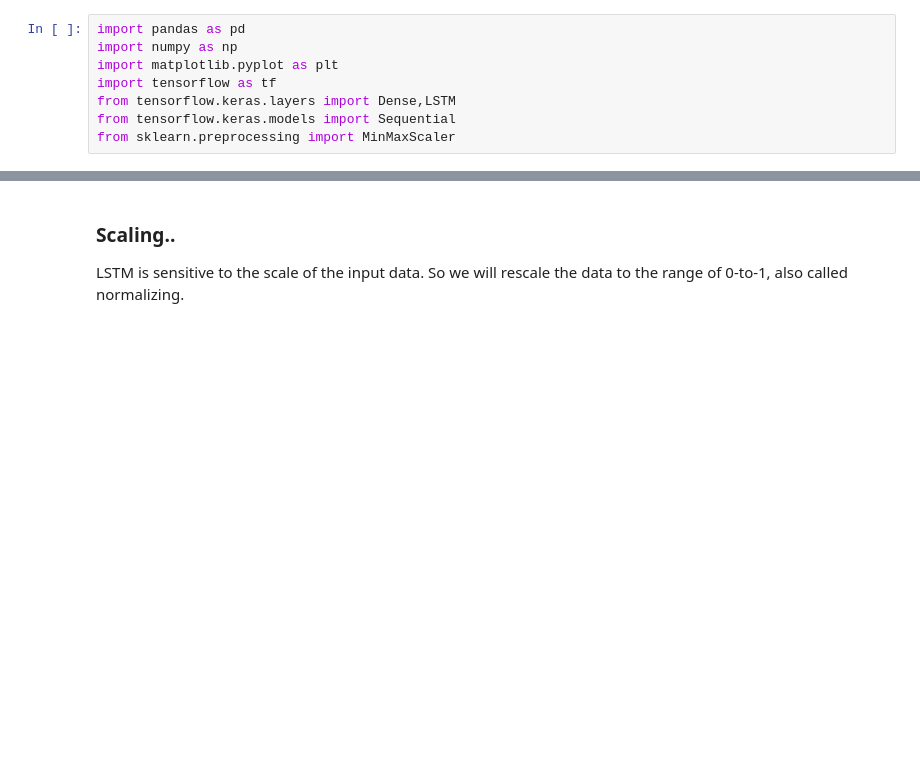
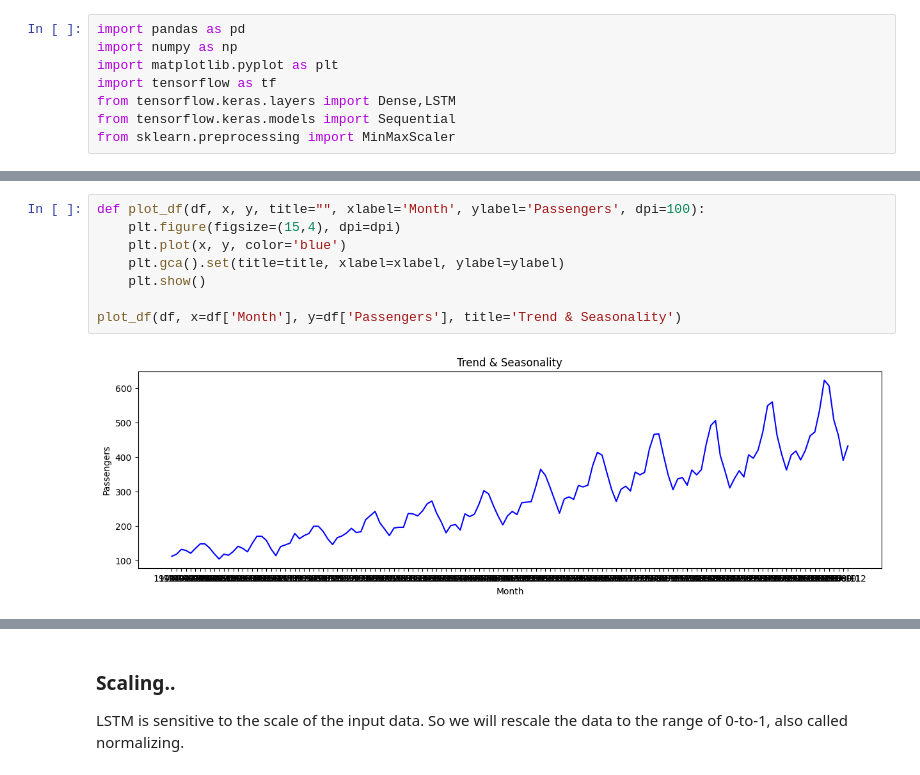
Before and after one commit to asilfndk/Airline-Passenger--Time-Series--Prediction-using-Keras-LSTM, a Jupyter notebook: airline_passenger.ipynb, the cells around one changed output, grey strips where cells are left out. Drawn from its saved outputs; the diff is of its cells as text; blank space fills up the shorter version.

```diff
--- a/airline_passenger.ipynb
+++ b/airline_passenger.ipynb
@@ -104,0 +161,10 @@ plt.show()
+# %%
+def plot_df(df, x, y, title="", xlabel='Month', ylabel='Passengers', dpi=100):
+    plt.figure(figsize=(15,4), dpi=dpi)
+    plt.plot(x, y, color='blue')
+    plt.gca().set(title=title, xlabel=xlabel, ylabel=ylabel)
+    plt.show()
+
+plot_df(df, x=df['Month'], y=df['Passengers'], title='Trend & Seasonality')
+# %% [output]
+[figure, added]
```
Also changed, not shown: parts of 17 cells of this notebook.
